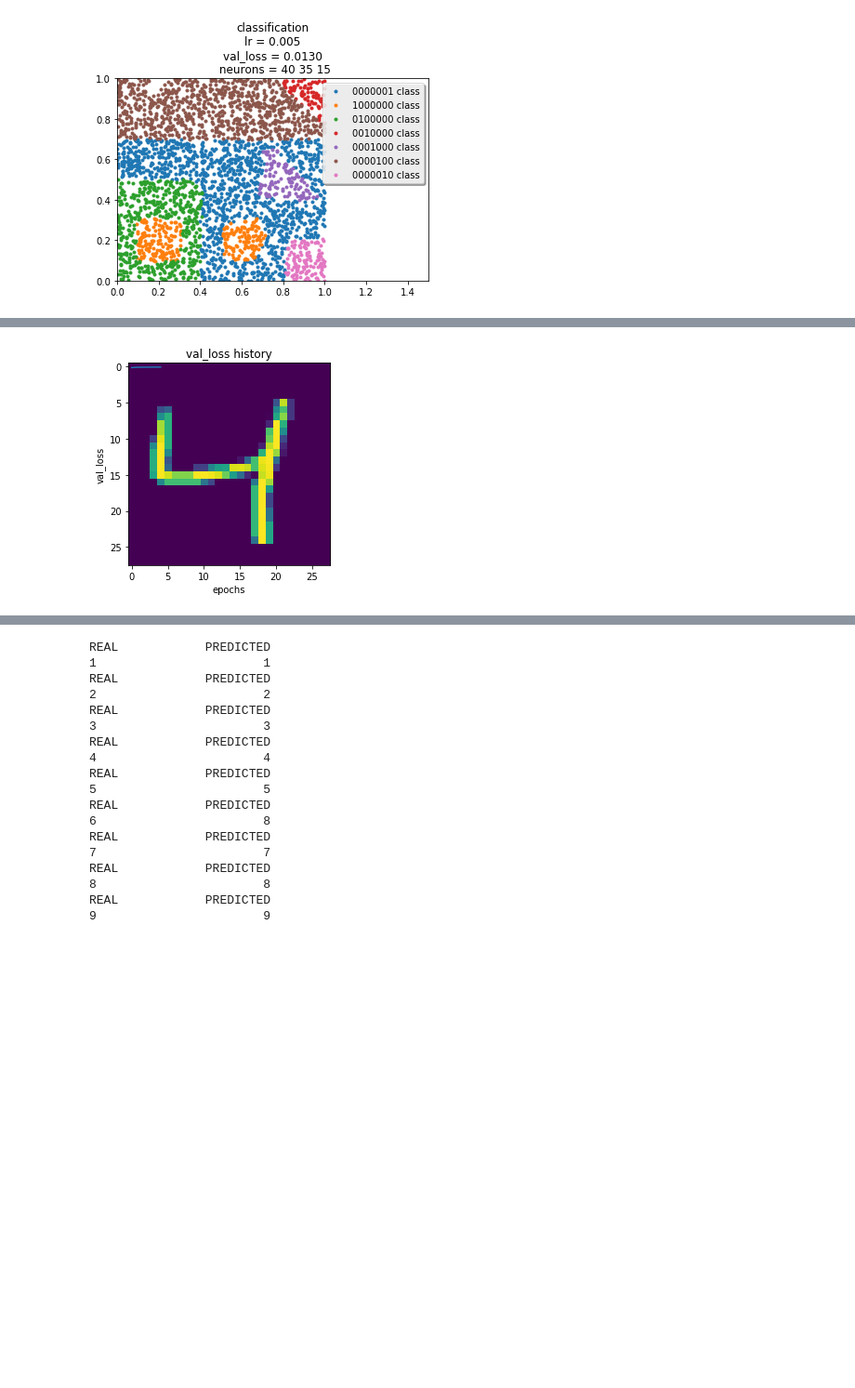
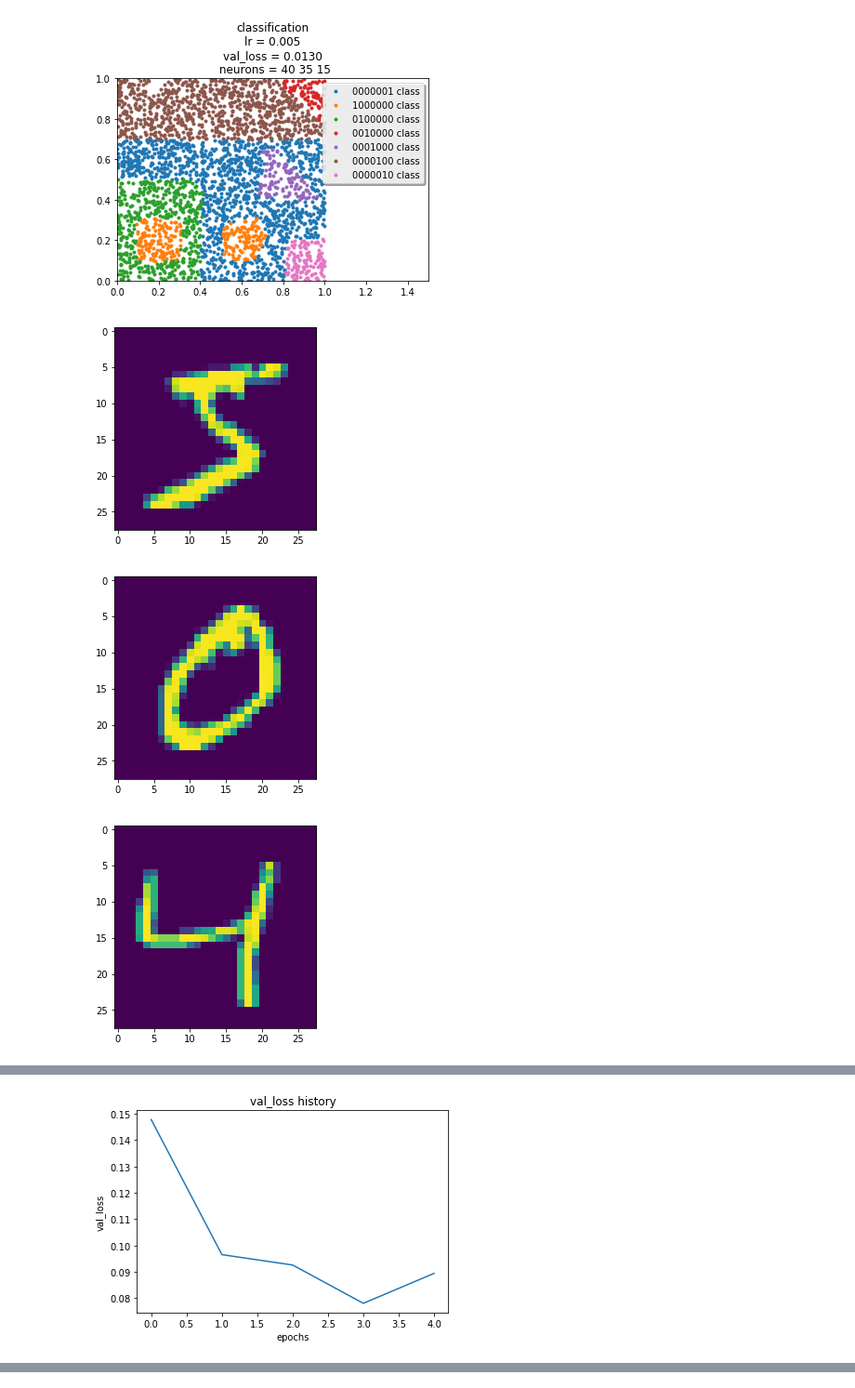
Before and after one commit to DanilaEremenko/NeuralNetwork, a Jupyter notebook: LABS/SecondLab/SecondReport.ipynb, the cells around one changed output, grey strips where cells are left out. Shown at 93% size. Drawn from its saved outputs; the diff is of its cells as text; code cells hidden in the pictures; blank space fills up the shorter version.

```diff
--- a/LABS/SecondLab/SecondReport.ipynb
+++ b/LABS/SecondLab/SecondReport.ipynb
@@ -1370,7 +1418,7 @@ if __name__ == '__main__':
 
     goal_loss = 0.013
 
-    (x_train, y_train), (x_test, y_test) = dataset8.load_data(mode=0)
+    (x_train, y_train), (x_test, y_test) = dataset8.load_data(mode=0,show=True,show_indexes=[0,1,2])
 
     model = Sequential()
 
@@ -1384,31 +1432,34 @@ if __name__ == '__main__':
     # 4 model fitting
     model.compile(optimizer=optimizer, loss='sparse_categorical_crossentropy', metrics=['accuracy'])
 
     history = model.fit(x=x_train, y=y_train, epochs=epochs,
                         verbose=verbose, callbacks=callbacks, validation_data=(x_test, y_test))
 
     gr.plot_graphic(x=history.epoch, y=np.array(history.history["val_loss"]), x_label='epochs', y_label='val_loss',
                     title="val_loss" + ' history', save=False, show=True)
 
     score = model.evaluate(x_test, y_test, verbose=1)
     print("accuracy on testing data %.f%%" % (score[1] * 100))
 
     local_path = 'MY_IMAGES_GIMP/'
     print("Test on images drawned with GIMP")
     for nTest in np.arange(1, 10, 1):
-        img = image.load_img(local_path + str(nTest) + '.png', target_size=(28, 28), grayscale=True)
+        img = image.load_img(local_path + str(nTest) + '.png', target_size=(28, 28), color_mode = "grayscale")
 
         # convert to numpy array
         x = image.img_to_array(img)
 
         # Inverting and normalizing image
         x = 255 - x
         x /= 255
         x = np.expand_dims(x, axis=0)
         x.shape = (1, 784)
 
         prediction = model.predict(x)
 
         print('REAL \t\tPREDICTED')
         print(str(nTest) + '\t\t\t' + str(np.argmax(prediction)))
 # %% [output]
+[figure, new version]
+[figure, added]
+[figure, added]
@@ -1427 +1477 @@ Epoch 5/5
-[figure, old version]
+[figure, added]
@@ -1430,21 +1495,3 @@ accuracy on testing data 98%
-REAL            PREDICTED
-1                       1
-REAL            PREDICTED
-2                       2
-REAL            PREDICTED
-3                       3
-REAL            PREDICTED
-4                       4
-REAL            PREDICTED
-5                       5
-REAL            PREDICTED
-6                       8
-REAL            PREDICTED
-7                       7
-REAL            PREDICTED
-8                       8
-REAL            PREDICTED
-9                       9
 # %%
 #Task 6.2
 #Классификация многомерных деформированных образов
```
Also changed, not shown: parts of 8 cells of this notebook, 13 other files.
